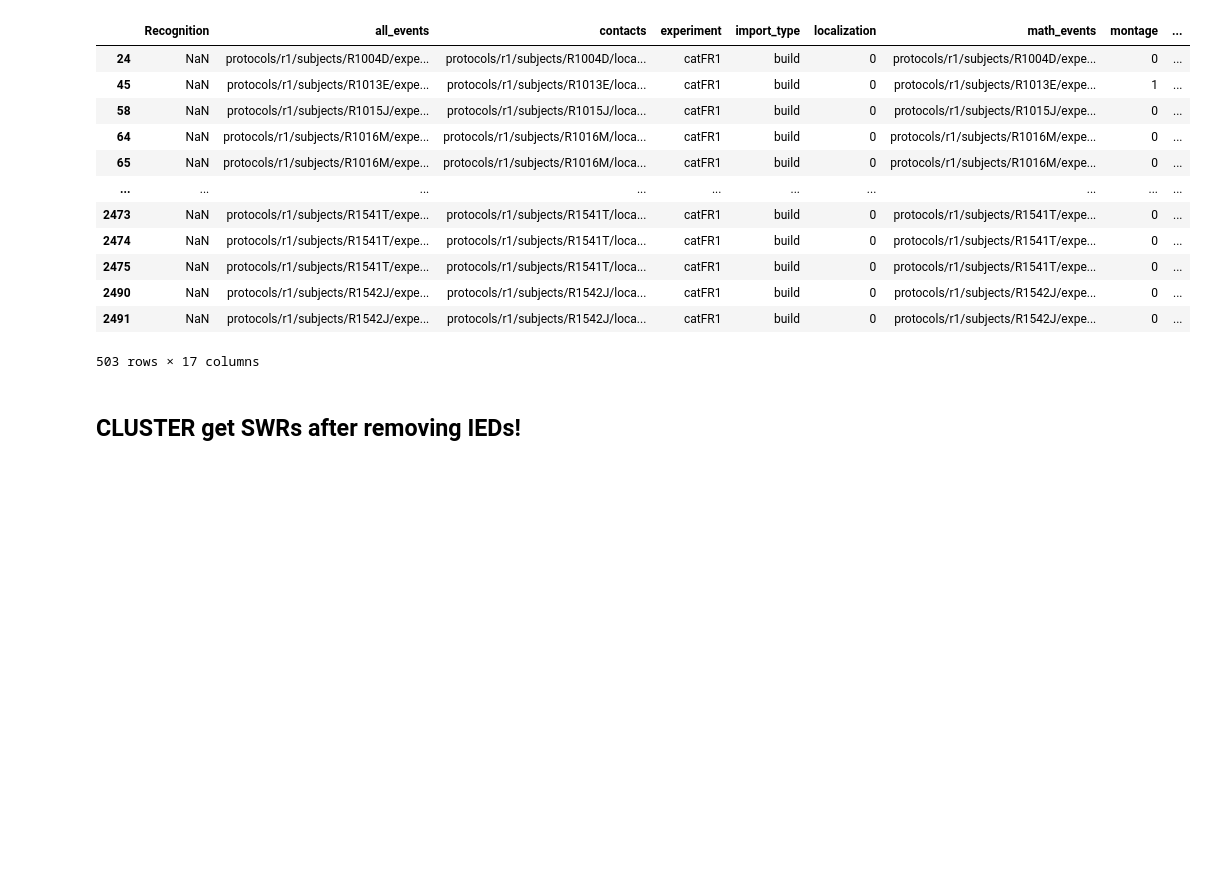
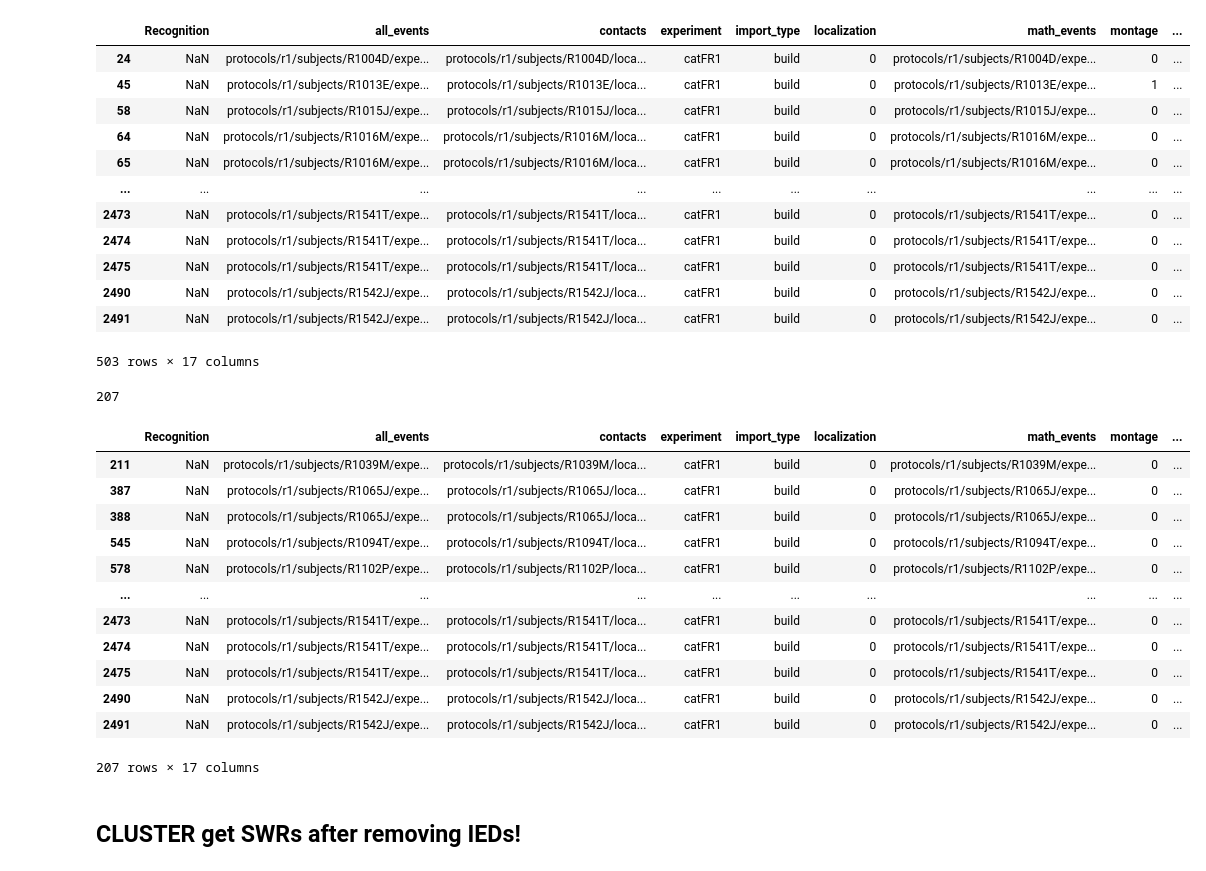
Before and after one commit to jjsakon/SWR, a Jupyter notebook: code/SWRanalysisClustering.ipynb, the cells around one changed output. Cells and saved outputs as stored; diff of their text form; code cells hidden in the pictures; blank space fills up the shorter version.

```diff
--- a/code/SWRanalysisClustering.ipynb
+++ b/code/SWRanalysisClustering.ipynb
@@ -134,5 +137,55 @@ exp_df
 | 2490 | NaN | protocols/r1/subjects/R1542J/expe... | protocols/r1/subjects/R1542J/loca... | catFR1 | build | 0 | protocols/r1/subjects/R1542J/expe... | 0 | ... |
 | 2491 | NaN | protocols/r1/subjects/R1542J/expe... | protocols/r1/subjects/R1542J/loca... | catFR1 | build | 0 | protocols/r1/subjects/R1542J/expe... | 0 | ... |
 503 rows × 17 columns
+# %%
+# Want to try and find those files that haven't been made yet (due to memory limits) and re-run only those
+# **only an issue with encoding or whole_retrieval due to their large EEG matrices**
+
+### params that clusterRun used
+selected_period = 'encoding' # surrounding_recall # whole_retrieval # encoding
+recall_type_switch = 0 # 0 for original, 1 for only those with subsequent, 2 for second recalls only, 3 for isolated recalls
+region_name = 'HPC' #'ENT' #'HPC' #HPC_ENT #ENT #HPC
+remove_soz_ictal = False
+recall_minimum = 2000
+filter_type = 'hamming'
+###
+
+# get strings for path name for save and loading cluster data
+soz_label,recall_selection_name,subfolder = getSWRpathInfo(remove_soz_ictal,recall_type_switch,selected_period,recall_minimum)
+
+rerun_mask = []
+
+for i,row in enumerate(exp_df.itertuples()):
+    sub = row.subject; session = row.session; exp = row.experiment
+
+    path_name = '/scratch/john/SWR_semantic_scratch/'+subfolder
+    fn = os.path.join(path_name,
+            'SWR_'+exp+'_'+sub+'_'+str(session)+'_'+region_name+'_'+selected_period+recall_selection_name+
+                          '_'+soz_label+'_'+filter_type+'.p')  # str(min_recalls)+'.p') # don't need this now take care of min after loading
+    try:
+        with open(fn,'rb') as f:
+            dat = pickle.load(f)
+    except:
+        rerun_mask.append(i)
+
+# view the rerun_mask
+len(rerun_mask)
+rerun_df = exp_df.iloc[rerun_mask]
+rerun_df
+# %% [output]
+207
+|  | Recognition | all_events | contacts | experiment | import_type | localization | math_events | montage | ... |
+| 211 | NaN | protocols/r1/subjects/R1039M/expe... | protocols/r1/subjects/R1039M/loca... | catFR1 | build | 0 | protocols/r1/subjects/R1039M/expe... | 0 | ... |
+| 387 | NaN | protocols/r1/subjects/R1065J/expe... | protocols/r1/subjects/R1065J/loca... | catFR1 | build | 0 | protocols/r1/subjects/R1065J/expe... | 0 | ... |
+| 388 | NaN | protocols/r1/subjects/R1065J/expe... | protocols/r1/subjects/R1065J/loca... | catFR1 | build | 0 | protocols/r1/subjects/R1065J/expe... | 0 | ... |
+| 545 | NaN | protocols/r1/subjects/R1094T/expe... | protocols/r1/subjects/R1094T/loca... | catFR1 | build | 0 | protocols/r1/subjects/R1094T/expe... | 0 | ... |
+| 578 | NaN | protocols/r1/subjects/R1102P/expe... | protocols/r1/subjects/R1102P/loca... | catFR1 | build | 0 | protocols/r1/subjects/R1102P/expe... | 0 | ... |
+| ... | ... | ... | ... | ... | ... | ... | ... | ... | ... |
+| 2473 | NaN | protocols/r1/subjects/R1541T/expe... | protocols/r1/subjects/R1541T/loca... | catFR1 | build | 0 | protocols/r1/subjects/R1541T/expe... | 0 | ... |
+| 2474 | NaN | protocols/r1/subjects/R1541T/expe... | protocols/r1/subjects/R1541T/loca... | catFR1 | build | 0 | protocols/r1/subjects/R1541T/expe... | 0 | ... |
+| 2475 | NaN | protocols/r1/subjects/R1541T/expe... | protocols/r1/subjects/R1541T/loca... | catFR1 | build | 0 | protocols/r1/subjects/R1541T/expe... | 0 | ... |
+| 2490 | NaN | protocols/r1/subjects/R1542J/expe... | protocols/r1/subjects/R1542J/loca... | catFR1 | build | 0 | protocols/r1/subjects/R1542J/expe... | 0 | ... |
+| 2491 | NaN | protocols/r1/subjects/R1542J/expe... | protocols/r1/subjects/R1542J/loca... | catFR1 | build | 0 | protocols/r1/subjects/R1542J/expe... | 0 | ... |
+207 rows × 17 columns
 # %% [markdown]
 ## CLUSTER get SWRs after removing IEDs!
```
Also changed, not shown: parts of 4 cells of this notebook, 3 other files.
